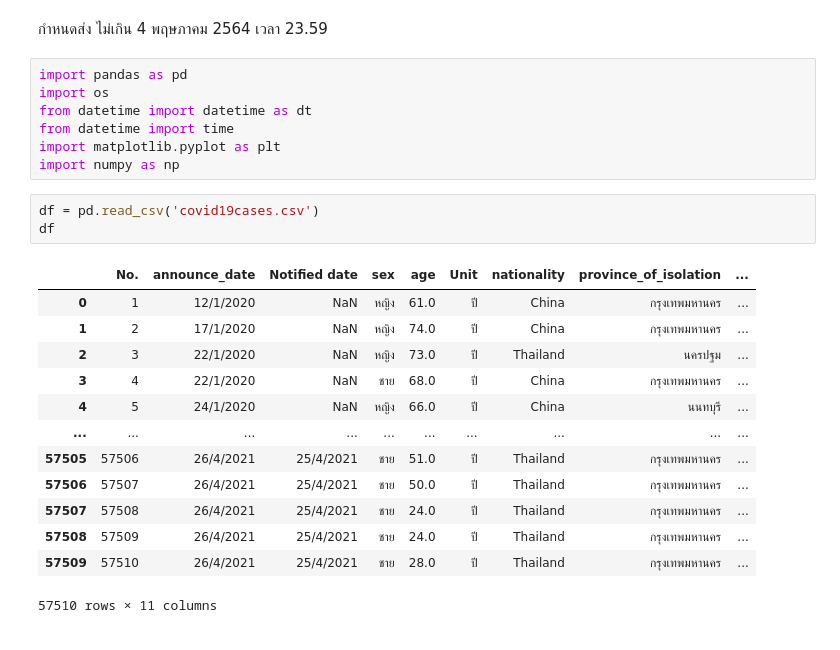
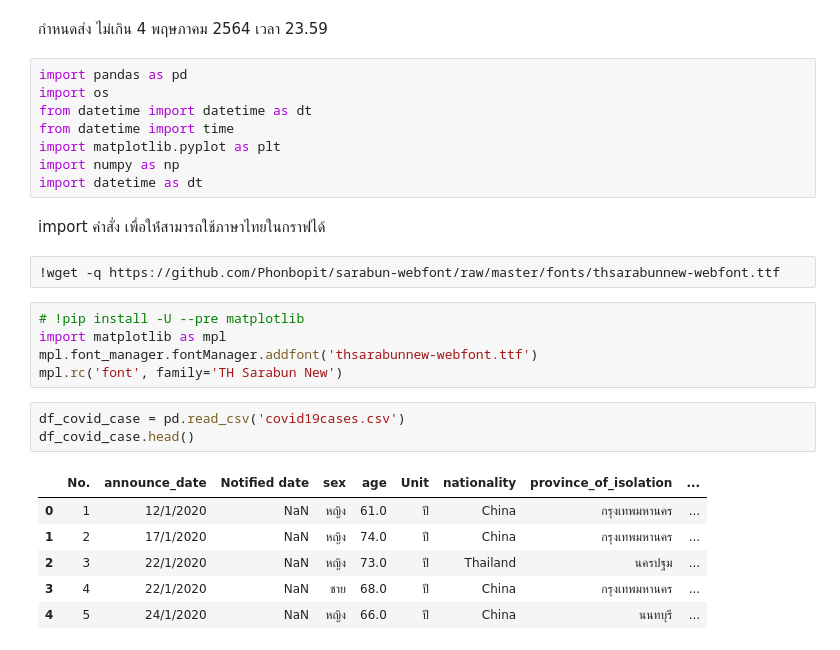
Before and after one commit to tanpharamut/data_viz, a Jupyter notebook: Visualization_Final_Exam.ipynb, the cells around one changed output. Cells and saved outputs as stored; diff of their text form.

```diff
--- a/Visualization_Final_Exam.ipynb
+++ b/Visualization_Final_Exam.ipynb
@@ -27,21 +27,24 @@ from datetime import datetime as dt
 from datetime import time
 import matplotlib.pyplot as plt
 import numpy as np
+import datetime as dt
+# %% [markdown]
+import คำสั่ง เพื่อให่้สามารถใช้ภาษาไทยในกราฟได้
+# %%
+!wget -q https://github.com/Phonbopit/sarabun-webfont/raw/master/fonts/thsarabunnew-webfont.ttf
+# %%
+# !pip install -U --pre matplotlib
+import matplotlib as mpl
+mpl.font_manager.fontManager.addfont('thsarabunnew-webfont.ttf')
+mpl.rc('font', family='TH Sarabun New')
 # %%
-df = pd.read_csv('covid19cases.csv')
-df
+df_covid_case = pd.read_csv('covid19cases.csv')
+df_covid_case.head()
 # %% [output]
 |  | No. | announce_date | Notified date | sex | age | Unit | nationality | province_of_isolation | ... |
 | 0 | 1 | 12/1/2020 | NaN | หญิง | 61.0 | ปี | China | กรุงเทพมหานคร | ... |
 | 1 | 2 | 17/1/2020 | NaN | หญิง | 74.0 | ปี | China | กรุงเทพมหานคร | ... |
 | 2 | 3 | 22/1/2020 | NaN | หญิง | 73.0 | ปี | Thailand | นครปฐม | ... |
 | 3 | 4 | 22/1/2020 | NaN | ชาย | 68.0 | ปี | China | กรุงเทพมหานคร | ... |
 | 4 | 5 | 24/1/2020 | NaN | หญิง | 66.0 | ปี | China | นนทบุรี | ... |
-| ... | ... | ... | ... | ... | ... | ... | ... | ... | ... |
-| 57505 | 57506 | 26/4/2021 | 25/4/2021 | ชาย | 51.0 | ปี | Thailand | กรุงเทพมหานคร | ... |
-| 57506 | 57507 | 26/4/2021 | 25/4/2021 | ชาย | 50.0 | ปี | Thailand | กรุงเทพมหานคร | ... |
-| 57507 | 57508 | 26/4/2021 | 25/4/2021 | ชาย | 24.0 | ปี | Thailand | กรุงเทพมหานคร | ... |
-| 57508 | 57509 | 26/4/2021 | 25/4/2021 | ชาย | 24.0 | ปี | Thailand | กรุงเทพมหานคร | ... |
-| 57509 | 57510 | 26/4/2021 | 25/4/2021 | ชาย | 28.0 | ปี | Thailand | กรุงเทพมหานคร | ... |
-57510 rows × 11 columns
 # %%
```
Also changed, not shown: parts of 33 cells of this notebook.
